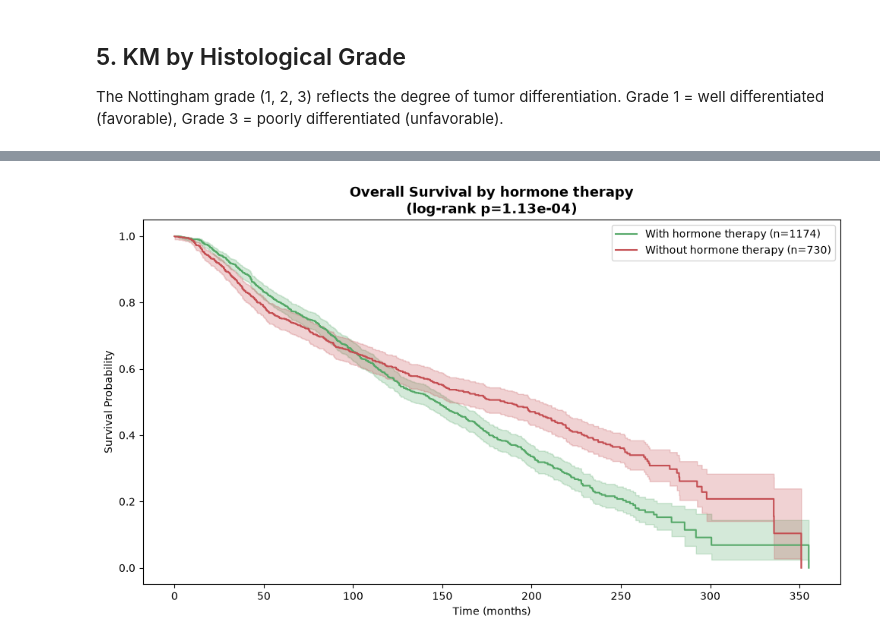
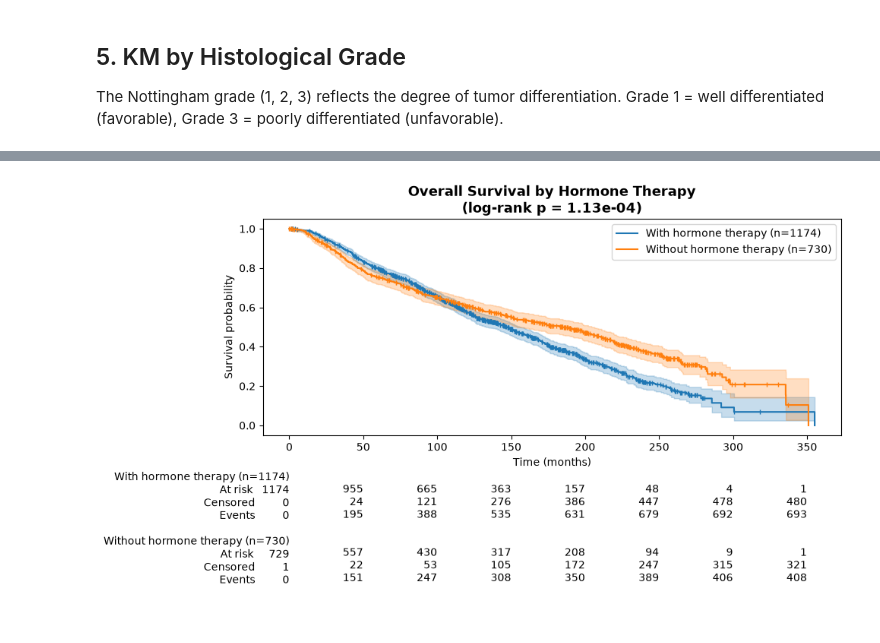
Before and after one commit to juliettebm/METABRIC-Breast-Cancer-Survival-Analysis-Machine-Learning, a Jupyter notebook: notebooks/03_kaplan_meier.ipynb, the cells around one changed output, grey strips where cells are left out. Saved outputs shown, nothing was run; the diff lists cells and outputs as text; code cells hidden in the pictures.

```diff
--- a/notebooks/03_kaplan_meier.ipynb
+++ b/notebooks/03_kaplan_meier.ipynb
@@ -337,42 +723,88 @@ Hormone therapy (Tamoxifen, aromatase inhibitors) is prescribed to ER+ patients,
 # %%
-fig, ax = plt.subplots(figsize=(10, 6))
-kmf_hormone   = KaplanMeierFitter()
+# Kaplan–Meier by hormone therapy
+
+kmf_hormone = KaplanMeierFitter()
 kmf_nohormone = KaplanMeierFitter()
 
-mask_hormone   = df_plot["hormone_therapy"] == 1
-mask_nohormone = df_plot["hormone_therapy"] == 0
+mask_hormone = df["hormone_therapy"] == 1
+mask_nohormone = df["hormone_therapy"] == 0
 
+# Fit
 kmf_hormone.fit(
-    durations=df_plot.loc[mask_hormone, "overall_survival_months"],
-    event_observed=df_plot.loc[mask_hormone, "event"],
+    durations=df.loc[mask_hormone, "overall_survival_months"],
+    event_observed=df.loc[mask_hormone, "event"],
     label=f"With hormone therapy (n={mask_hormone.sum()})"
 )
-kmf_hormone.plot_survival_function(ax=ax, ci_show=True, color="#55A868")
 
 kmf_nohormone.fit(
-    durations=df_plot.loc[mask_nohormone, "overall_survival_months"],
-    event_observed=df_plot.loc[mask_nohormone, "event"],
+    durations=df.loc[mask_nohormone, "overall_survival_months"],
+    event_observed=df.loc[mask_nohormone, "event"],
     label=f"Without hormone therapy (n={mask_nohormone.sum()})"
 )
-kmf_nohormone.plot_survival_function(ax=ax, ci_show=True, color="#C44E52")
 
+# Log-rank test
 results_hormone = logrank_test(
-    df_plot.loc[mask_hormone, "overall_survival_months"],
-    df_plot.loc[mask_nohormone, "overall_survival_months"],
-    event_observed_A=df_plot.loc[mask_hormone, "event"],
-    event_observed_B=df_plot.loc[mask_nohormone, "event"]
+    df.loc[mask_hormone, "overall_survival_months"],
+    df.loc[mask_nohormone, "overall_survival_months"],
+    event_observed_A=df.loc[mask_hormone, "event"],
+    event_observed_B=df.loc[mask_nohormone, "event"]
 )
 
-ax.set_title(f"Overall Survival by hormone therapy\n(log-rank p={results_hormone.p_value:.2e})",
-             fontsize=13, fontweight="bold")
+# Plot
+fig, ax = plt.subplots(figsize=(10, 6))
+
+kmf_hormone.plot_survival_function(
+    ax=ax,
+    ci_show=True,
+    show_censors=True,
+    censor_styles={"marker": "|", "ms": 5}
+)
+
+kmf_nohormone.plot_survival_function(
+    ax=ax,
+    ci_show=True,
+    show_censors=True,
+    censor_styles={"marker": "|", "ms": 5}
+)
+
+ax.set_title(
+    f"Overall Survival by Hormone Therapy\n"
+    f"(log-rank p = {results_hormone.p_value:.2e})",
+    fontsize=13,
+    fontweight="bold"
+)
+
 ax.set_xlabel("Time (months)")
-ax.set_ylabel("Survival Probability")
+ax.set_ylabel("Survival probability")
 ax.legend()
 
+add_at_risk_counts(
+    kmf_hormone,
+    kmf_nohormone,
+    ax=ax
+)
+
 plt.tight_layout()
-plt.savefig("../figures/03_km_hormone.png", dpi=150, bbox_inches="tight")
+
+plt.savefig(
+    "../figures/03_km_hormone.png",
+    dpi=150,
+    bbox_inches="tight"
+)
+
 plt.show()
+
 print(f"Log-rank p-value: {results_hormone.p_value:.2e}")
+
+print(
+    f"Median survival - With hormone therapy: "
+    f"{kmf_hormone.median_survival_time_:.1f} months"
+)
+
+print(
+    f"Median survival - Without hormone therapy: "
+    f"{kmf_nohormone.median_survival_time_:.1f} months"
+)
 # %% [output]
-[figure, old version]
+[figure, new version]
 Log-rank p-value: 1.13e-04
```
Also changed, not shown: parts of 24 cells of this notebook, 23 other files.
